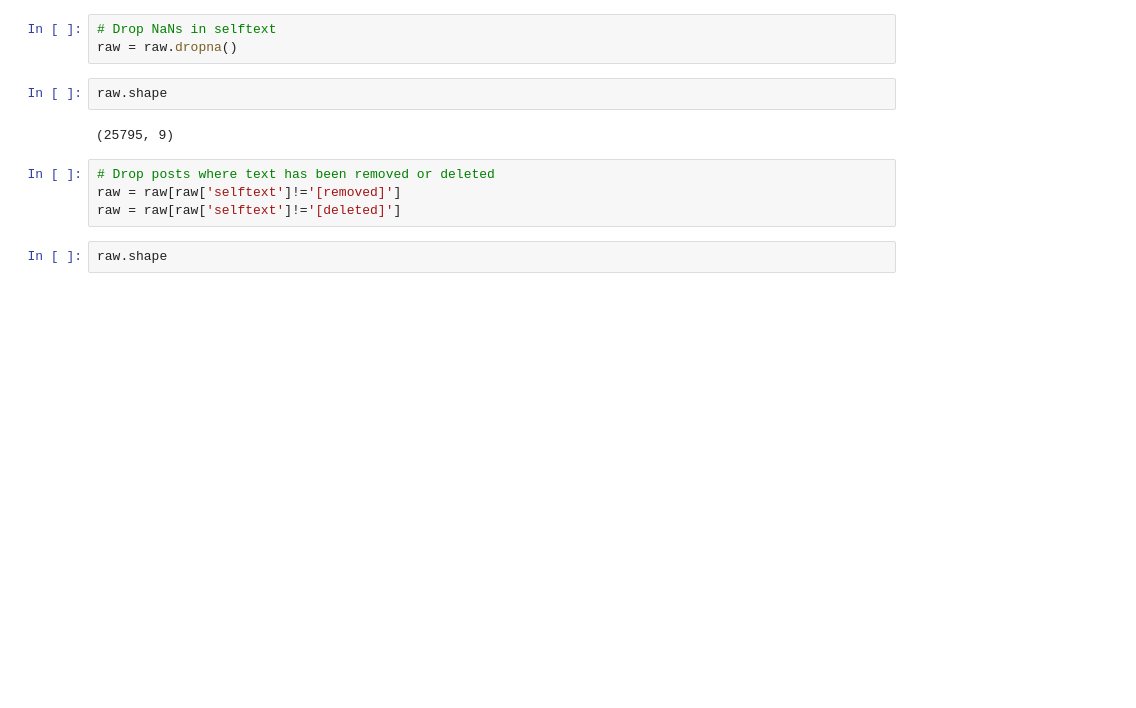
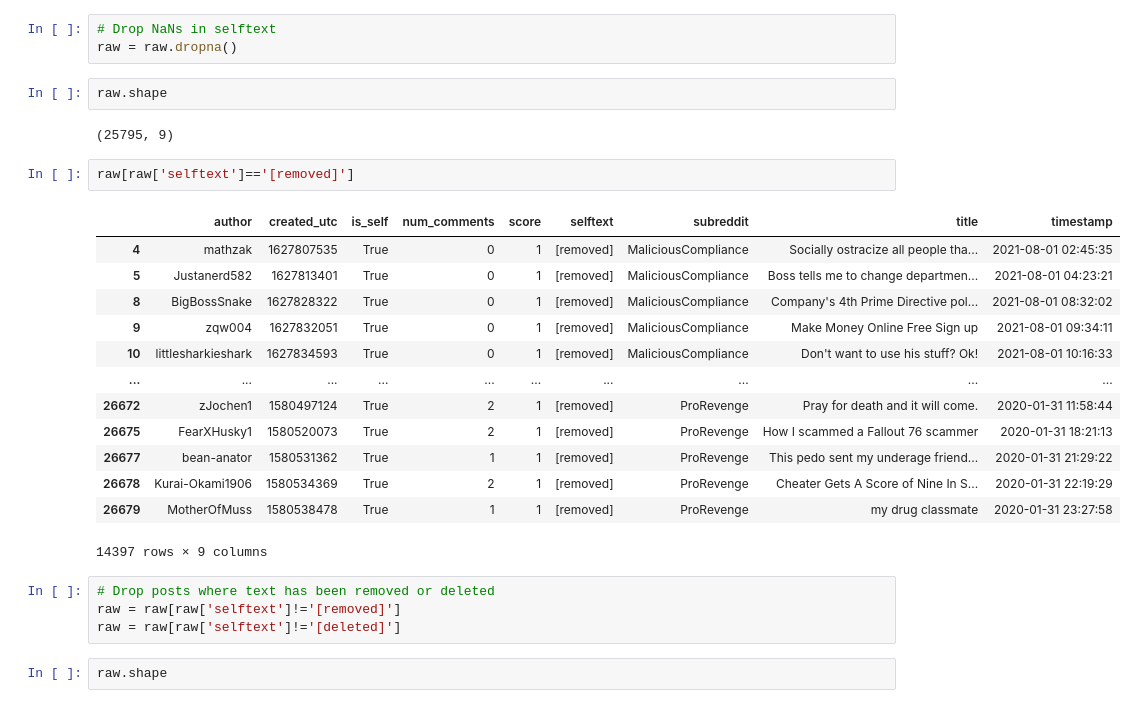
Before and after one commit to ebsiegs/subreddit_NLP, a Jupyter notebook: Parts 2 & 3 - Overview and Cleaning.ipynb, the cells around one changed output. Drawn from its saved outputs; the diff is of its cells as text; blank space fills up the shorter version.

```diff
--- a/Parts 2 & 3 - Overview and Cleaning.ipynb
+++ b/Parts 2 & 3 - Overview and Cleaning.ipynb
@@ -156,6 +156,22 @@ raw = raw.dropna()
 raw.shape
 # %% [output]
 (25795, 9)
+# %%
+raw[raw['selftext']=='[removed]']
+# %% [output]
+|  | author | created_utc | is_self | num_comments | score | selftext | subreddit | title | timestamp |
+| 4 | mathzak | 1627807535 | True | 0 | 1 | [removed] | MaliciousCompliance | Socially ostracize all people tha... | 2021-08-01 02:45:35 |
+| 5 | Justanerd582 | 1627813401 | True | 0 | 1 | [removed] | MaliciousCompliance | Boss tells me to change departmen... | 2021-08-01 04:23:21 |
+| 8 | BigBossSnake | 1627828322 | True | 0 | 1 | [removed] | MaliciousCompliance | Company's 4th Prime Directive pol... | 2021-08-01 08:32:02 |
+| 9 | zqw004 | 1627832051 | True | 0 | 1 | [removed] | MaliciousCompliance | Make Money Online Free Sign up | 2021-08-01 09:34:11 |
+| 10 | littlesharkieshark | 1627834593 | True | 0 | 1 | [removed] | MaliciousCompliance | Don't want to use his stuff? Ok! | 2021-08-01 10:16:33 |
+| ... | ... | ... | ... | ... | ... | ... | ... | ... | ... |
+| 26672 | zJochen1 | 1580497124 | True | 2 | 1 | [removed] | ProRevenge | Pray for death and it will come. | 2020-01-31 11:58:44 |
+| 26675 | FearXHusky1 | 1580520073 | True | 2 | 1 | [removed] | ProRevenge | How I scammed a Fallout 76 scammer | 2020-01-31 18:21:13 |
+| 26677 | bean-anator | 1580531362 | True | 1 | 1 | [removed] | ProRevenge | This pedo sent my underage friend... | 2020-01-31 21:29:22 |
+| 26678 | Kurai-Okami1906 | 1580534369 | True | 2 | 1 | [removed] | ProRevenge | Cheater Gets A Score of Nine In S... | 2020-01-31 22:19:29 |
+| 26679 | MotherOfMuss | 1580538478 | True | 1 | 1 | [removed] | ProRevenge | my drug classmate | 2020-01-31 23:27:58 |
+14397 rows × 9 columns
 # %%
 # Drop posts where text has been removed or deleted
 raw = raw[raw['selftext']!='[removed]']
```
Also changed, not shown: parts of 11 cells of this notebook, 8 other files.
